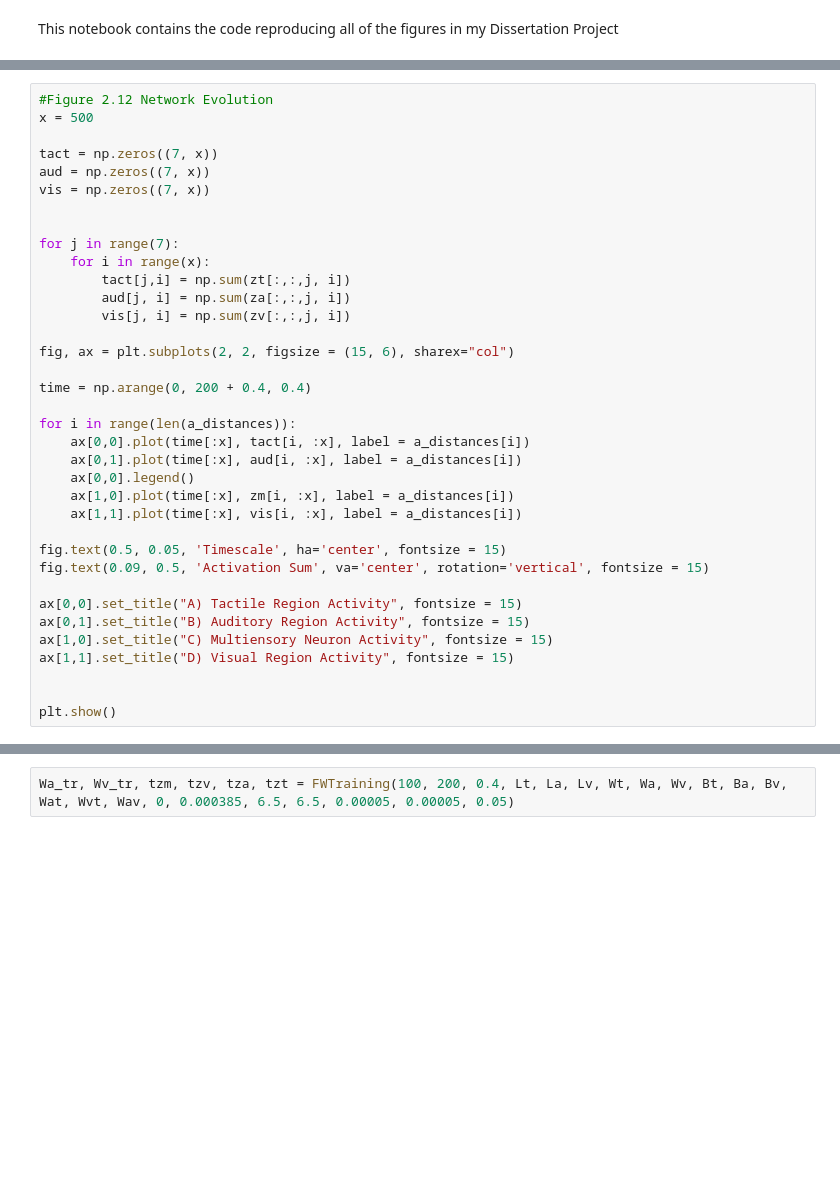
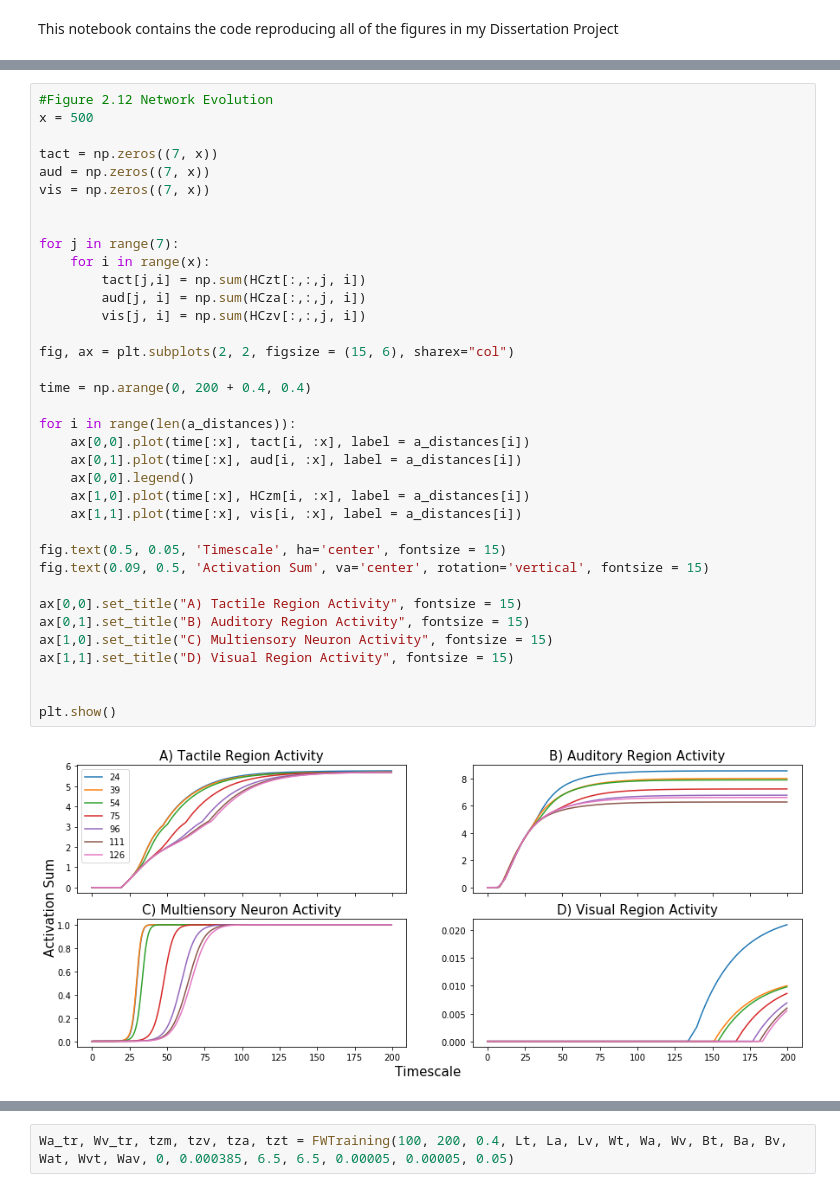
Before and after one commit to VladGrigoras/Dissertation, a Jupyter notebook: Plots.ipynb, the cells around one changed output, grey strips where cells are left out. Drawn from its saved outputs; the diff is of its cells as text; blank space fills up the shorter version.

```diff
--- a/Plots.ipynb
+++ b/Plots.ipynb
@@ -271,37 +285,39 @@ for j in range(len(a_distances)):
 x = 500
 
 tact = np.zeros((7, x))
 aud = np.zeros((7, x))
 vis = np.zeros((7, x))
 
 
 for j in range(7):
     for i in range(x):
-        tact[j,i] = np.sum(zt[:,:,j, i])
-        aud[j, i] = np.sum(za[:,:,j, i])
-        vis[j, i] = np.sum(zv[:,:,j, i])
+        tact[j,i] = np.sum(HCzt[:,:,j, i])
+        aud[j, i] = np.sum(HCza[:,:,j, i])
+        vis[j, i] = np.sum(HCzv[:,:,j, i])
 
 fig, ax = plt.subplots(2, 2, figsize = (15, 6), sharex="col")
 
 time = np.arange(0, 200 + 0.4, 0.4)
 
 for i in range(len(a_distances)):
     ax[0,0].plot(time[:x], tact[i, :x], label = a_distances[i])
     ax[0,1].plot(time[:x], aud[i, :x], label = a_distances[i])
     ax[0,0].legend()
-    ax[1,0].plot(time[:x], zm[i, :x], label = a_distances[i])
+    ax[1,0].plot(time[:x], HCzm[i, :x], label = a_distances[i])
     ax[1,1].plot(time[:x], vis[i, :x], label = a_distances[i])
 
 fig.text(0.5, 0.05, 'Timescale', ha='center', fontsize = 15)
 fig.text(0.09, 0.5, 'Activation Sum', va='center', rotation='vertical', fontsize = 15)
 
 ax[0,0].set_title("A) Tactile Region Activity", fontsize = 15)
 ax[0,1].set_title("B) Auditory Region Activity", fontsize = 15)
 ax[1,0].set_title("C) Multiensory Neuron Activity", fontsize = 15)
 ax[1,1].set_title("D) Visual Region Activity", fontsize = 15)
 
 
 plt.show()
+# %% [output]
+[figure, added]
 # %%
 #Figure 2.13 Sigmoidal Fitting
 
```
Also changed, not shown: parts of 27 cells of this notebook, 3 other files.
